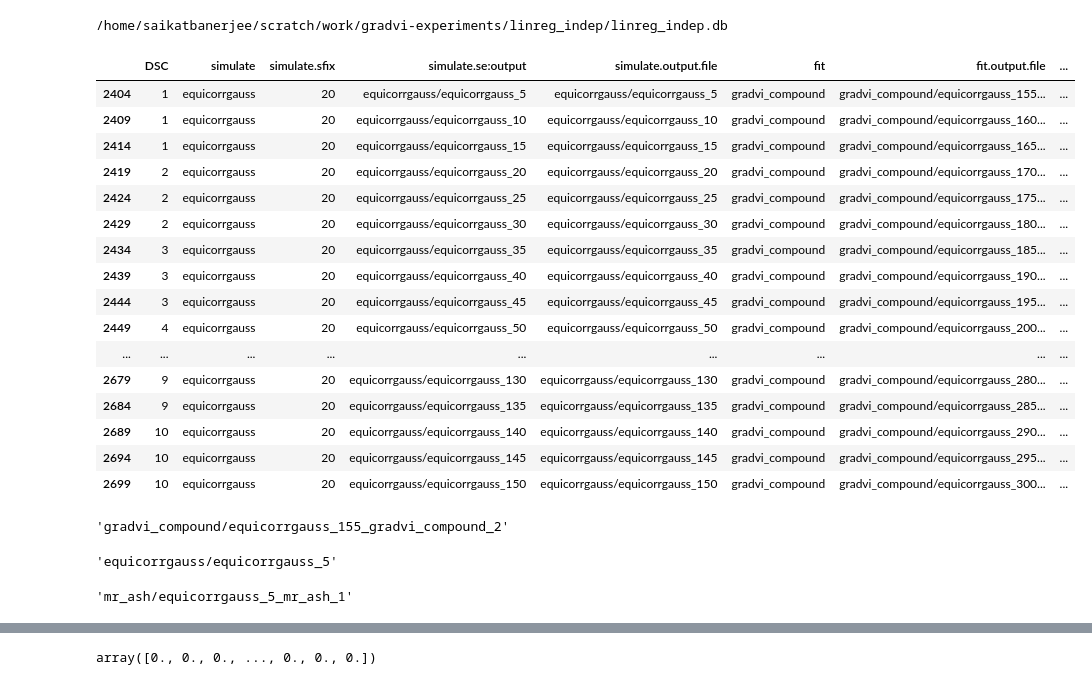
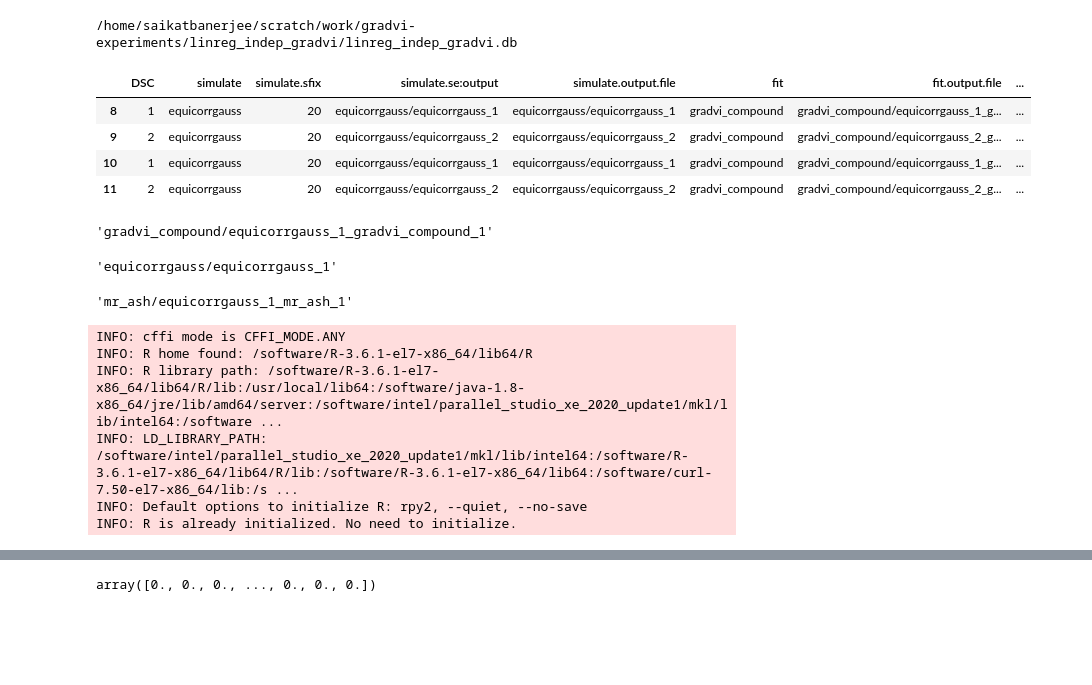
Before and after one commit to banskt/gradvi-experiments, a Jupyter notebook: analysis/dsc_output_gradvi_compound.ipynb, the cells around one changed output, grey strips where cells are left out. Cells and saved outputs as stored; diff of their text form; code cells hidden in the pictures; blank space fills up the shorter version.

```diff
--- a/analysis/dsc_output_gradvi_compound.ipynb
+++ b/analysis/dsc_output_gradvi_compound.ipynb
@@ -16,13 +16,21 @@ from pymir import mpl_utils
 
 import sys
 sys.path.append('../dsc/functions/')
+# %%
+def stratify_dfcol(df, colname, value):
+    return pd_utils.select_dfrows(df, [f"$({colname}) == {value}"])
+
+def stratify_dfcols(df, condition_list):
+    for (colname, value) in condition_list:
+        df = stratify_dfcol(df, colname, value)
+    return df
 # %%
-dsc_output = "/home/saikatbanerjee/scratch/work/gradvi-experiments/linreg_indep"
+dsc_output = "/home/saikatbanerjee/scratch/work/gradvi-experiments/linreg_indep_gradvi"
 # %%
 db = os.path.join(dsc_output, os.path.basename(os.path.normpath(dsc_output)) + ".db")
 print(db)
 # %% [output]
-/home/saikatbanerjee/scratch/work/gradvi-experiments/linreg_indep/linreg_indep.db
+/home/saikatbanerjee/scratch/work/gradvi-experiments/linreg_indep_gradvi/linreg_indep_gradvi.db
 # %%
 '''
 Target can be any module name, group name
@@ -38,27 +46,14 @@ condition = [""]
 # %%
 qp = dscQP(db, target, condition)
 qp_df = qp.output_table
 #qp_df
-df_gv = pd_utils.select_dfrows(qp_df,
-            ['$(simulate.sfix) == 20', '$(fit) == gradvi_compound'])
-df_cavi = pd_utils.select_dfrows(qp_df,
-            ['$(simulate.sfix) == 20', '$(fit) == mr_ash'])
+df_gv   = stratify_dfcols(qp_df, [('simulate.sfix', 20), ('fit', 'gradvi_compound')])
+df_cavi = stratify_dfcols(qp_df, [('simulate.sfix', 20), ('fit', 'mr_ash')])
+
 df_gv
 # %% [output]
 |  | DSC | simulate | simulate.sfix | simulate.se:output | simulate.output.file | fit | fit.output.file | ... |
-| 2404 | 1 | equicorrgauss | 20 | equicorrgauss/equicorrgauss_5 | equicorrgauss/equicorrgauss_5 | gradvi_compound | gradvi_compound/equicorrgauss_155... | ... |
-| 2409 | 1 | equicorrgauss | 20 | equicorrgauss/equicorrgauss_10 | equicorrgauss/equicorrgauss_10 | gradvi_compound | gradvi_compound/equicorrgauss_160... | ... |
-| 2414 | 1 | equicorrgauss | 20 | equicorrgauss/equicorrgauss_15 | equicorrgauss/equicorrgauss_15 | gradvi_compound | gradvi_compound/equicorrgauss_165... | ... |
-| 2419 | 2 | equicorrgauss | 20 | equicorrgauss/equicorrgauss_20 | equicorrgauss/equicorrgauss_20 | gradvi_compound | gradvi_compound/equicorrgauss_170... | ... |
-| 2424 | 2 | equicorrgauss | 20 | equicorrgauss/equicorrgauss_25 | equicorrgauss/equicorrgauss_25 | gradvi_compound | gradvi_compound/equicorrgauss_175... | ... |
-| 2429 | 2 | equicorrgauss | 20 | equicorrgauss/equicorrgauss_30 | equicorrgauss/equicorrgauss_30 | gradvi_compound | gradvi_compound/equicorrgauss_180... | ... |
-| 2434 | 3 | equicorrgauss | 20 | equicorrgauss/equicorrgauss_35 | equicorrgauss/equicorrgauss_35 | gradvi_compound | gradvi_compound/equicorrgauss_185... | ... |
-| 2439 | 3 | equicorrgauss | 20 | equicorrgauss/equicorrgauss_40 | equicorrgauss/equicorrgauss_40 | gradvi_compound | gradvi_compound/equicorrgauss_190... | ... |
-| 2444 | 3 | equicorrgauss | 20 | equicorrgauss/equicorrgauss_45 | equicorrgauss/equicorrgauss_45 | gradvi_compound | gradvi_compound/equicorrgauss_195... | ... |
-| 2449 | 4 | equicorrgauss | 20 | equicorrgauss/equicorrgauss_50 | equicorrgauss/equicorrgauss_50 | gradvi_compound | gradvi_compound/equicorrgauss_200... | ... |
-| ... | ... | ... | ... | ... | ... | ... | ... | ... |
-| 2679 | 9 | equicorrgauss | 20 | equicorrgauss/equicorrgauss_130 | equicorrgauss/equicorrgauss_130 | gradvi_compound | gradvi_compound/equicorrgauss_280... | ... |
-| 2684 | 9 | equicorrgauss | 20 | equicorrgauss/equicorrgauss_135 | equicorrgauss/equicorrgauss_135 | gradvi_compound | gradvi_compound/equicorrgauss_285... | ... |
-| 2689 | 10 | equicorrgauss | 20 | equicorrgauss/equicorrgauss_140 | equicorrgauss/equicorrgauss_140 | gradvi_compound | gradvi_compound/equicorrgauss_290... | ... |
-| 2694 | 10 | equicorrgauss | 20 | equicorrgauss/equicorrgauss_145 | equicorrgauss/equicorrgauss_145 | gradvi_compound | gradvi_compound/equicorrgauss_295... | ... |
-| 2699 | 10 | equicorrgauss | 20 | equicorrgauss/equicorrgauss_150 | equicorrgauss/equicorrgauss_150 | gradvi_compound | gradvi_compound/equicorrgauss_300... | ... |
+| 8 | 1 | equicorrgauss | 20 | equicorrgauss/equicorrgauss_1 | equicorrgauss/equicorrgauss_1 | gradvi_compound | gradvi_compound/equicorrgauss_1_g... | ... |
+| 9 | 2 | equicorrgauss | 20 | equicorrgauss/equicorrgauss_2 | equicorrgauss/equicorrgauss_2 | gradvi_compound | gradvi_compound/equicorrgauss_2_g... | ... |
+| 10 | 1 | equicorrgauss | 20 | equicorrgauss/equicorrgauss_1 | equicorrgauss/equicorrgauss_1 | gradvi_compound | gradvi_compound/equicorrgauss_1_g... | ... |
+| 11 | 2 | equicorrgauss | 20 | equicorrgauss/equicorrgauss_2 | equicorrgauss/equicorrgauss_2 | gradvi_compound | gradvi_compound/equicorrgauss_2_g... | ... |
@@ -65,24 +62,31 @@ df_gv
 # %%
-df_gv['fit.output.file'].iloc[0]
+df_gv['fit.output.file'].iloc[idx]
 # %% [output]
-'gradvi_compound/equicorrgauss_155_gradvi_compound_2'
+'gradvi_compound/equicorrgauss_1_gradvi_compound_1'
 # %%
-df_gv['simulate.output.file'].iloc[0]
+df_gv['simulate.output.file'].iloc[idx]
 # %% [output]
-'equicorrgauss/equicorrgauss_5'
+'equicorrgauss/equicorrgauss_1'
 # %%
-df_cavi['fit.output.file'].iloc[0]
+df_cavi['fit.output.file'].iloc[idx]
 # %% [output]
-'mr_ash/equicorrgauss_5_mr_ash_1'
+'mr_ash/equicorrgauss_1_mr_ash_1'
 # %%
-_resfile = os.path.join(dsc_output, f"{df_gv['fit.output.file'].iloc[0]}.pkl")
+_resfile = os.path.join(dsc_output, f"{df_gv['fit.output.file'].iloc[idx]}.pkl")
 res = dsc_io.load_dsc(_resfile)
 
-_resfile_cavi = os.path.join(dsc_output, f"{df_cavi['fit.output.file'].iloc[0]}.rds")
+_resfile_cavi = os.path.join(dsc_output, f"{df_cavi['fit.output.file'].iloc[idx]}.rds")
 res_cavi = dsc_io.load_dsc(_resfile_cavi)
 
-_datafile = os.path.join(dsc_output, f"{df_gv['simulate.output.file'].iloc[0]}.pkl")
+_datafile = os.path.join(dsc_output, f"{df_gv['simulate.output.file'].iloc[idx]}.pkl")
 data = dsc_io.load_dsc(_datafile)
+# %% [output]
+INFO: cffi mode is CFFI_MODE.ANY
+INFO: R home found: /software/R-3.6.1-el7-x86_64/lib64/R
+INFO: R library path: /software/R-3.6.1-el7-x86_64/lib64/R/lib:/usr/local/lib64:/software/java-1.8-x86_64/jre/lib/amd64/server:/software/intel/parallel_studio_xe_2020_update1/mkl/lib/intel64:/software ...
+INFO: LD_LIBRARY_PATH: /software/intel/parallel_studio_xe_2020_update1/mkl/lib/intel64:/software/R-3.6.1-el7-x86_64/lib64/R/lib:/software/R-3.6.1-el7-x86_64/lib64:/software/curl-7.50-el7-x86_64/lib:/s ...
+INFO: Default options to initialize R: rpy2, --quiet, --no-save
+INFO: R is already initialized. No need to initialize.
 # %%
 res['beta_est']
 # %% [output]
```
Also changed, not shown: parts of 31 cells of this notebook, 2 other files.
